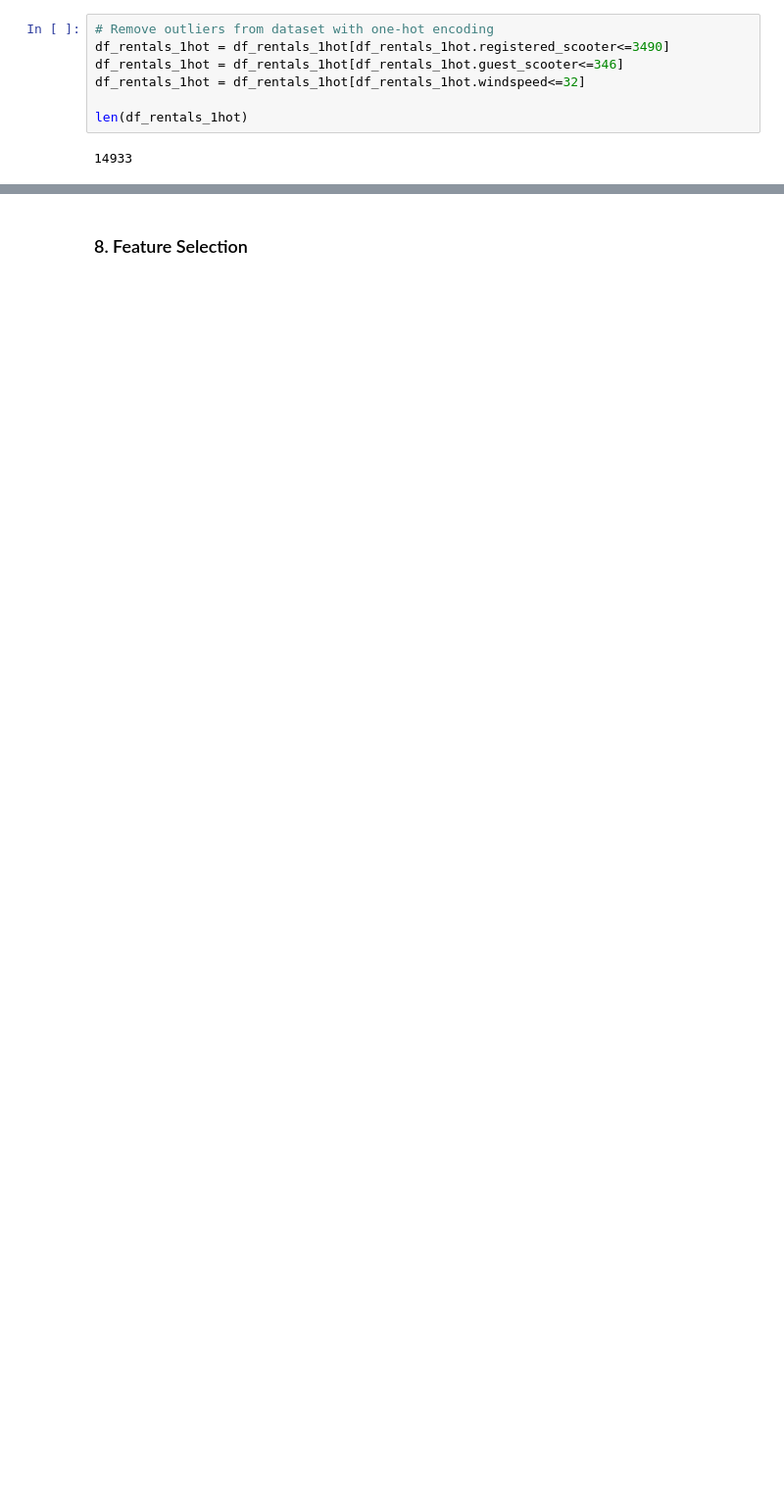
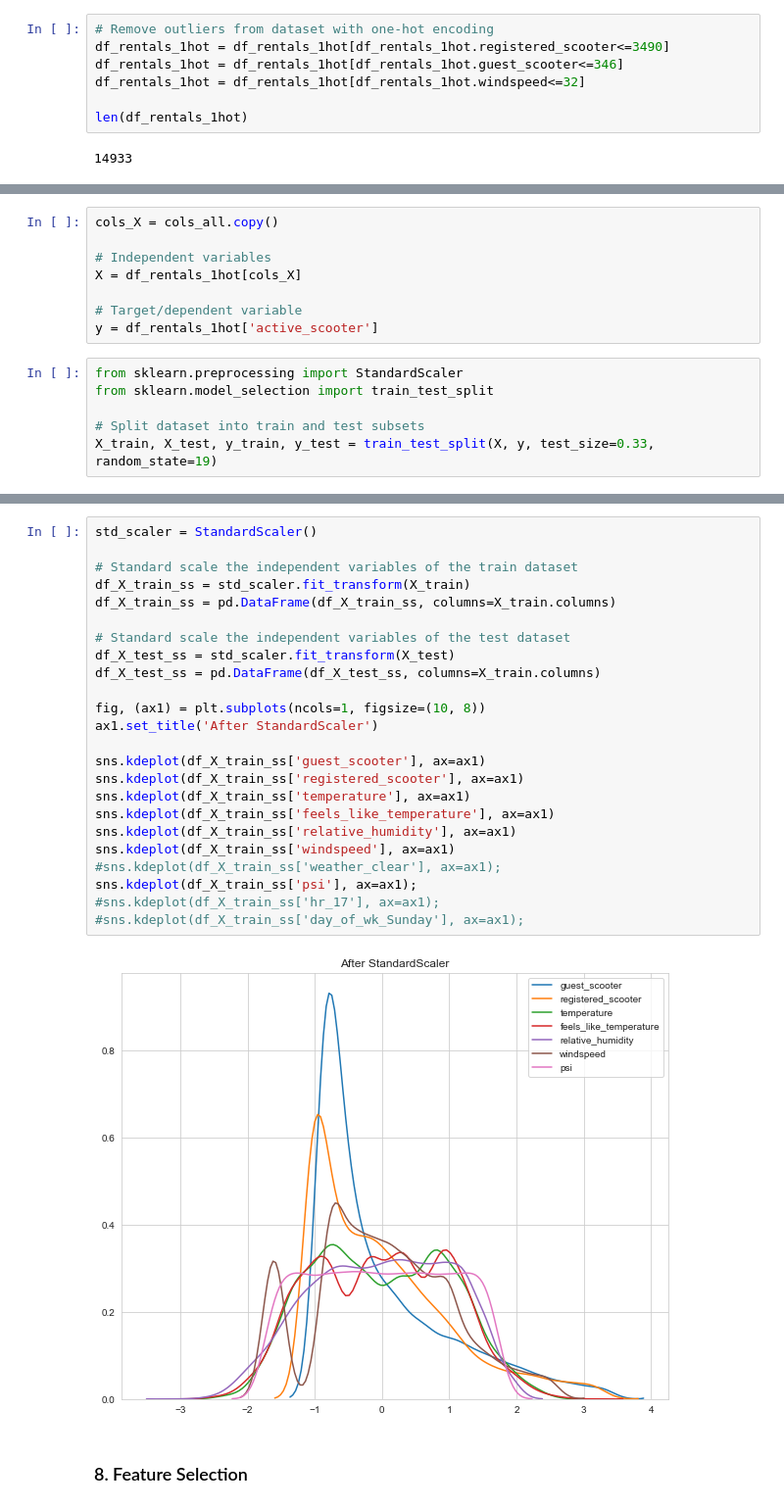
Before and after one commit to hakngrow/aice, a Jupyter notebook: eda.ipynb, the cells around one changed output, grey strips where cells are left out. Shown at 98% size. Cells and saved outputs as stored; diff of their text form; blank space fills up the shorter version.

```diff
--- a/eda.ipynb
+++ b/eda.ipynb
@@ -839,0 +861,14 @@ mm_scaler.transform(X_test)
+# %%
+cols_X = cols_all.copy()
+
+# Independent variables
+X = df_rentals_1hot[cols_X]
+
+# Target/dependent variable
+y = df_rentals_1hot['active_scooter']
+# %%
+from sklearn.preprocessing import StandardScaler
+from sklearn.model_selection import train_test_split
+
+# Split dataset into train and test subsets
+X_train, X_test, y_train, y_test = train_test_split(X, y, test_size=0.33, random_state=19)
@@ -840,2 +880,28 @@ mm_scaler.transform(X_test)
+# %%
+std_scaler = StandardScaler()
+
+# Standard scale the independent variables of the train dataset
+df_X_train_ss = std_scaler.fit_transform(X_train)
+df_X_train_ss = pd.DataFrame(df_X_train_ss, columns=X_train.columns)
+
+# Standard scale the independent variables of the test dataset
+df_X_test_ss = std_scaler.fit_transform(X_test)
+df_X_test_ss = pd.DataFrame(df_X_test_ss, columns=X_train.columns)
+
+fig, (ax1) = plt.subplots(ncols=1, figsize=(10, 8))
+ax1.set_title('After StandardScaler')
+
+sns.kdeplot(df_X_train_ss['guest_scooter'], ax=ax1)
+sns.kdeplot(df_X_train_ss['registered_scooter'], ax=ax1)
+sns.kdeplot(df_X_train_ss['temperature'], ax=ax1)
+sns.kdeplot(df_X_train_ss['feels_like_temperature'], ax=ax1)
+sns.kdeplot(df_X_train_ss['relative_humidity'], ax=ax1)
+sns.kdeplot(df_X_train_ss['windspeed'], ax=ax1)
+#sns.kdeplot(df_X_train_ss['weather_clear'], ax=ax1);
+sns.kdeplot(df_X_train_ss['psi'], ax=ax1);
+#sns.kdeplot(df_X_train_ss['hr_17'], ax=ax1);
+#sns.kdeplot(df_X_train_ss['day_of_wk_Sunday'], ax=ax1);
+# %% [output]
+[figure, added]
 # %% [markdown]
 ### 8. Feature Selection
```
Also changed, not shown: parts of 23 cells of this notebook, 1 other file.
